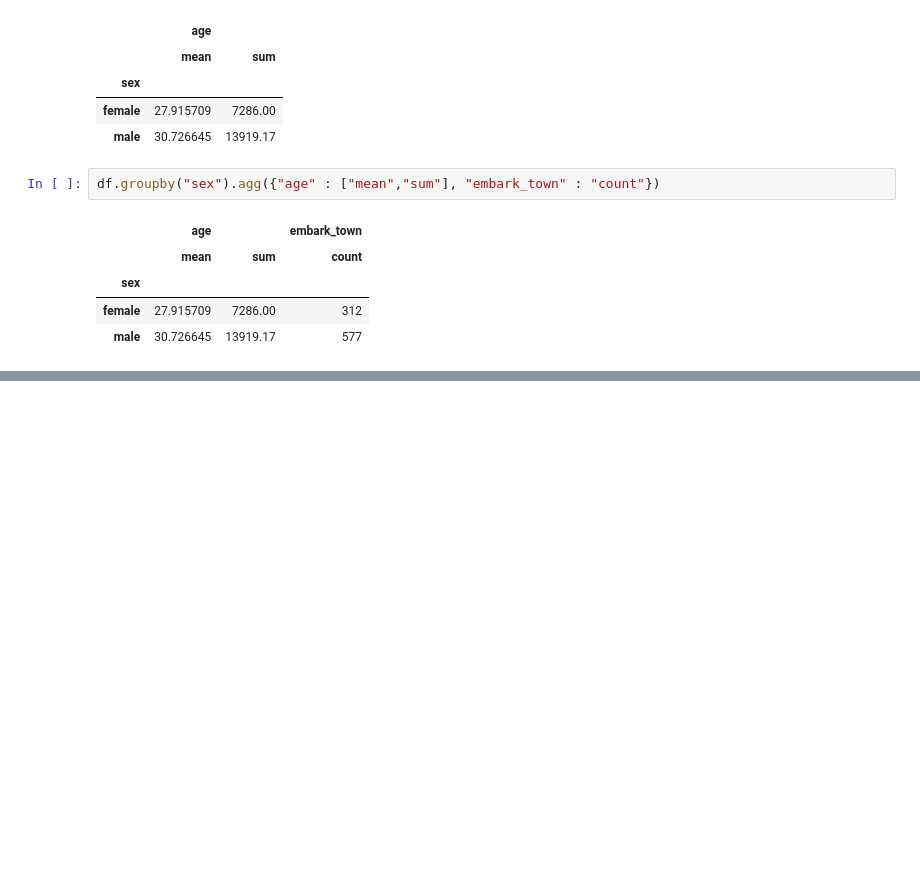
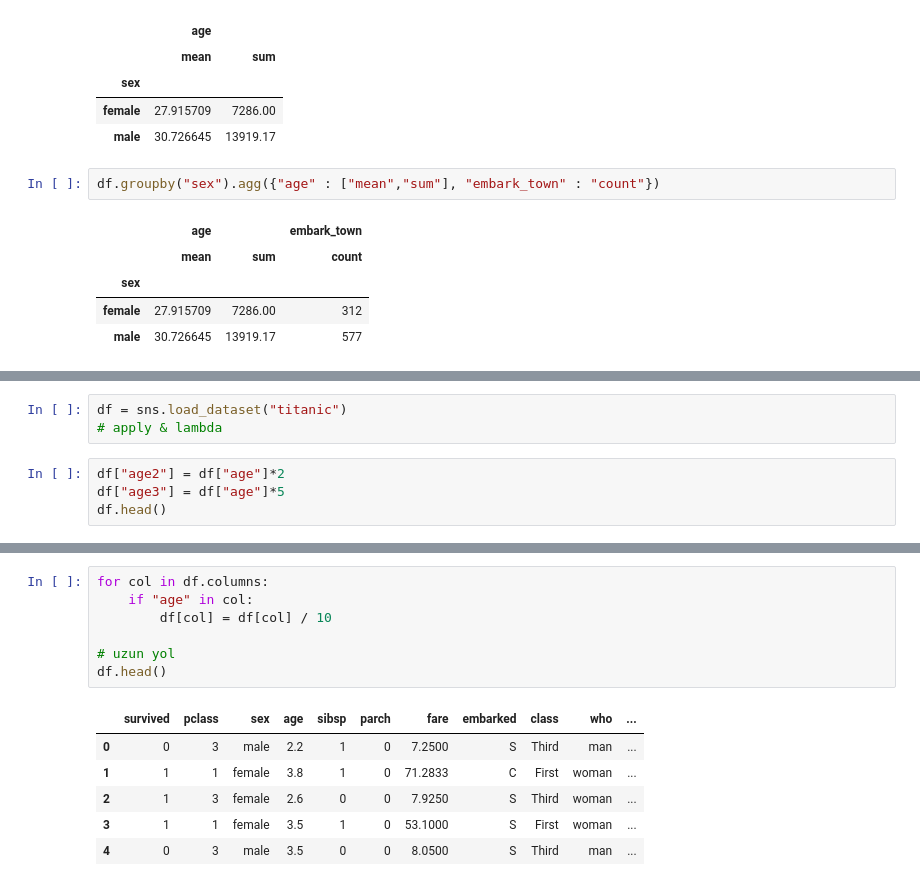
Before and after one commit to omerahat/ml-bootcamp-notes, a Jupyter notebook: Python Programming for Data Science/Pandas.ipynb, the cells around one changed output, grey strips where cells are left out. Cells and saved outputs as stored; diff of their text form; blank space fills up the shorter version.

```diff
--- a/Python Programming for Data Science/Pandas.ipynb
+++ b/Python Programming for Data Science/Pandas.ipynb
@@ -606,0 +665,7 @@ df.groupby("sex").agg({"age" : ["mean","sum"], "embark_town" : "count"})
+# %%
+df = sns.load_dataset("titanic")
+# apply & lambda
+# %%
+df["age2"] = df["age"]*2
+df["age3"] = df["age"]*5
+df.head()
@@ -606,0 +679,14 @@ df.groupby("sex").agg({"age" : ["mean","sum"], "embark_town" : "count"})
+# %%
+for col in df.columns:
+    if "age" in col:
+        df[col] = df[col] / 10
+
+# uzun yol
+df.head()
+# %% [output]
+|  | survived | pclass | sex | age | sibsp | parch | fare | embarked | class | who | ... |
+| 0 | 0 | 3 | male | 2.2 | 1 | 0 | 7.2500 | S | Third | man | ... |
+| 1 | 1 | 1 | female | 3.8 | 1 | 0 | 71.2833 | C | First | woman | ... |
+| 2 | 1 | 3 | female | 2.6 | 0 | 0 | 7.9250 | S | Third | woman | ... |
+| 3 | 1 | 1 | female | 3.5 | 1 | 0 | 53.1000 | S | First | woman | ... |
+| 4 | 0 | 3 | male | 3.5 | 0 | 0 | 8.0500 | S | Third | man | ... |
```
Also changed, not shown: parts of 44 cells of this notebook, 1 other file.
